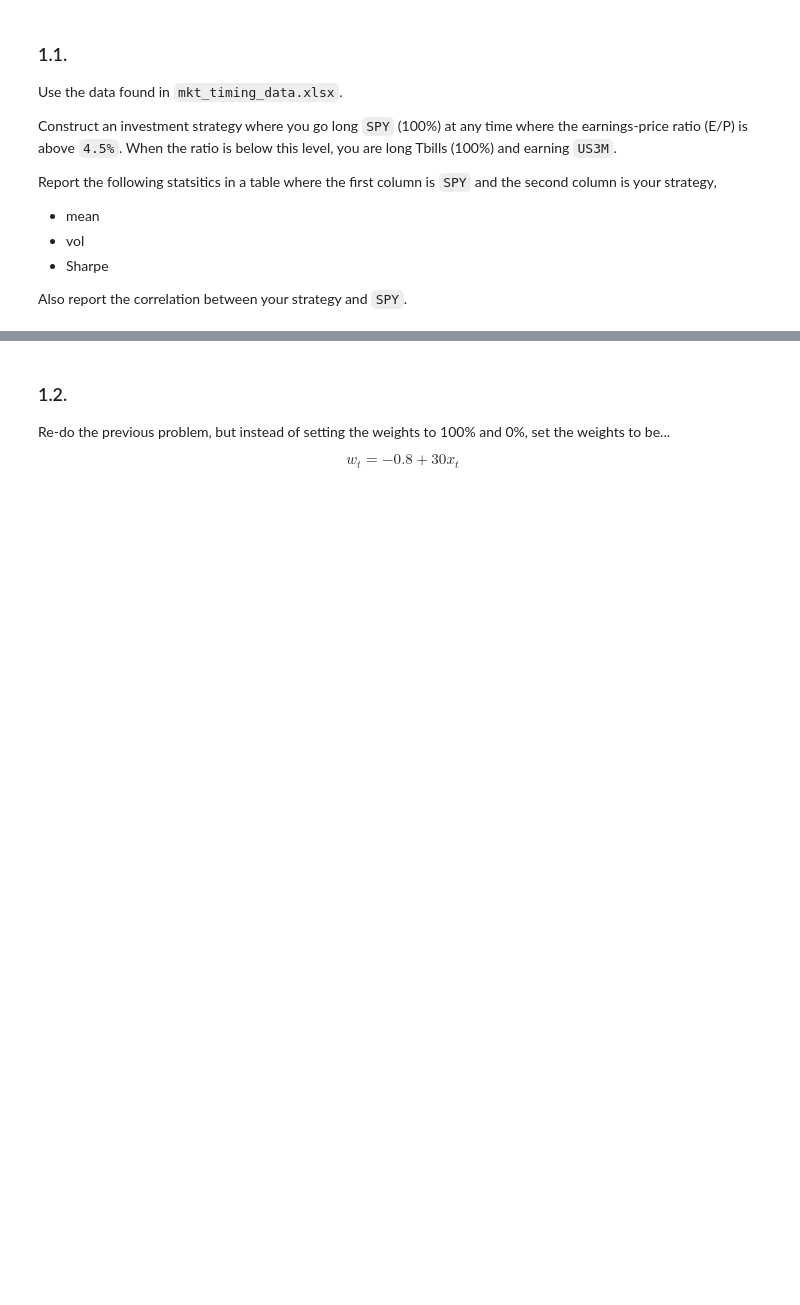
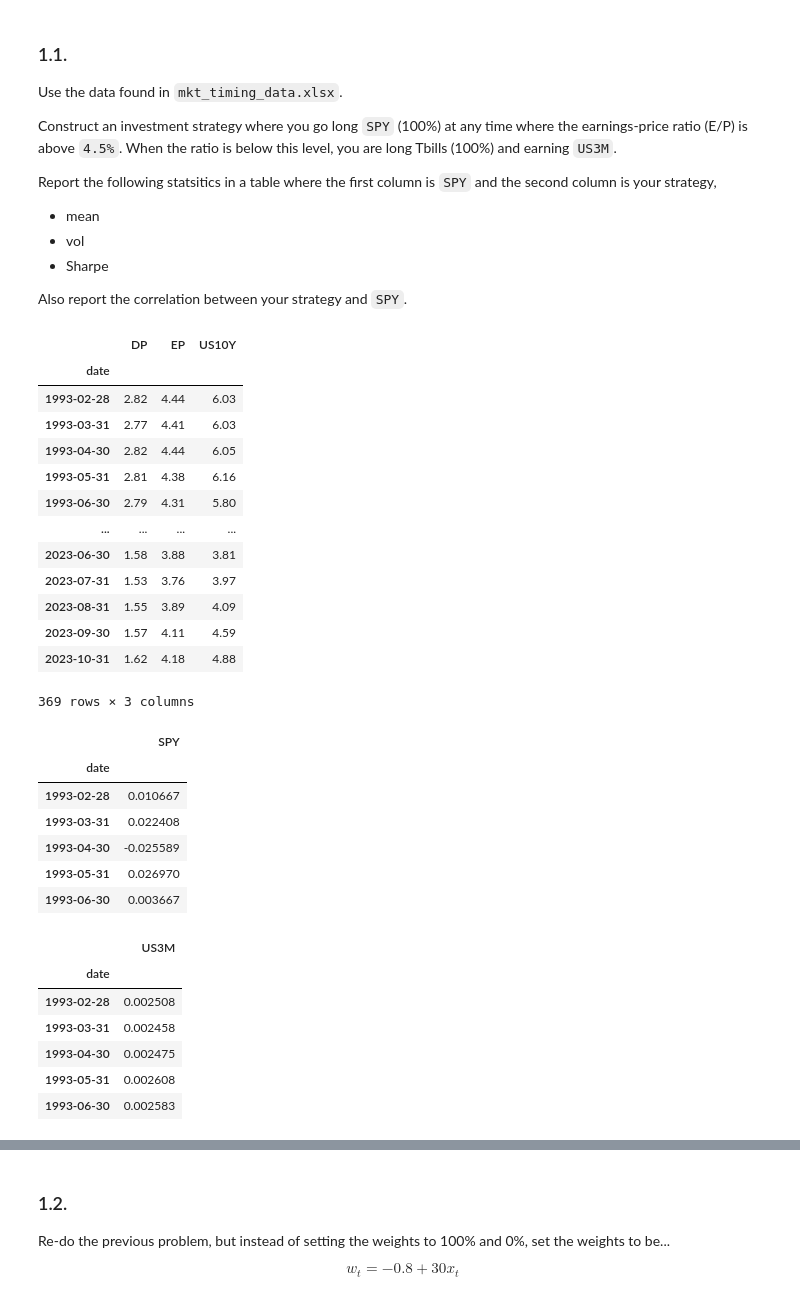
Before and after one commit to joshkorol/portfolio-mgmt, a Jupyter notebook: assignments/Korol_Assignment 6.ipynb, the cells around one changed output, grey strips where cells are left out. Drawn from its saved outputs; the diff is of its cells as text; code cells hidden in the pictures; blank space fills up the shorter version.

```diff
--- a/assignments/Korol_Assignment 6.ipynb
+++ b/assignments/Korol_Assignment 6.ipynb
@@ -27,3 +27,51 @@ Report the following statsitics in a table where the first column is `SPY` and t
 * Sharpe
 
 Also report the correlation between your strategy and `SPY`.
+# %%
+import pandas as pd
+import numpy as np
+import statsmodels.api as sm
+
+unnamed = 'Unnamed: 0'
+path = '../data/mkt_timing_data.xlsx'
+sigs = pd.read_excel(path, 'signals').set_index(unnamed)
+sigs.index = sigs.index.rename('date')
+
+spy_ret = pd.read_excel(path, 'returns (total)').set_index(unnamed)
+spy_ret.index = spy_ret.index.rename('date')
+
+tbill_ret = pd.read_excel(path, 'risk-free rate').set_index(unnamed)
+tbill_ret.index = tbill_ret.index.rename('date')
+
+display(sigs)
+display(spy_ret.head())
+display(tbill_ret.head())
+# %% [output]
+|  | DP | EP | US10Y |
+| date |  |  |  |
+| 1993-02-28 | 2.82 | 4.44 | 6.03 |
+| 1993-03-31 | 2.77 | 4.41 | 6.03 |
+| 1993-04-30 | 2.82 | 4.44 | 6.05 |
+| 1993-05-31 | 2.81 | 4.38 | 6.16 |
+| 1993-06-30 | 2.79 | 4.31 | 5.80 |
+| ... | ... | ... | ... |
+| 2023-06-30 | 1.58 | 3.88 | 3.81 |
+| 2023-07-31 | 1.53 | 3.76 | 3.97 |
+| 2023-08-31 | 1.55 | 3.89 | 4.09 |
+| 2023-09-30 | 1.57 | 4.11 | 4.59 |
+| 2023-10-31 | 1.62 | 4.18 | 4.88 |
+369 rows × 3 columns
+|  | SPY |
+| date |  |
+| 1993-02-28 | 0.010667 |
+| 1993-03-31 | 0.022408 |
+| 1993-04-30 | -0.025589 |
+| 1993-05-31 | 0.026970 |
+| 1993-06-30 | 0.003667 |
+|  | US3M |
+| date |  |
+| 1993-02-28 | 0.002508 |
+| 1993-03-31 | 0.002458 |
+| 1993-04-30 | 0.002475 |
+| 1993-05-31 | 0.002608 |
+| 1993-06-30 | 0.002583 |
```
Also changed, not shown: parts of 12 cells of this notebook, 1 other file.
